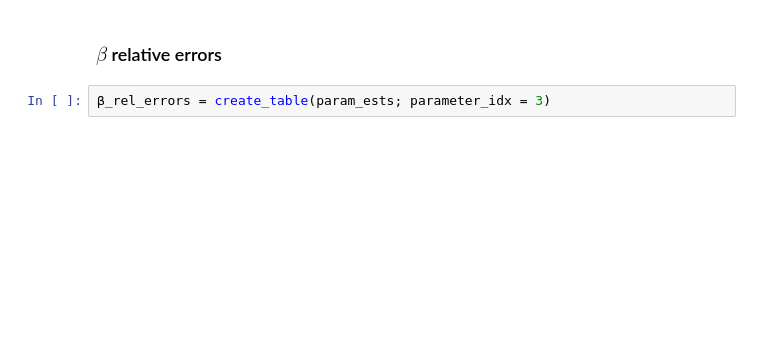
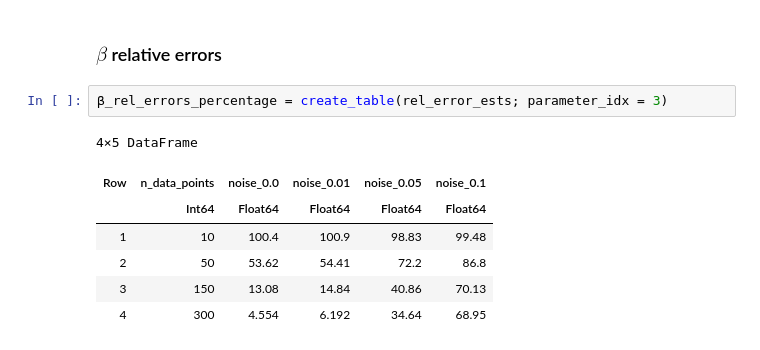
Before and after one commit to MEGAjosni/Physics-Informed-Regression, a Jupyter notebook: scripts/Lorenz_attractor.ipynb, the cells around one changed output. Cells and saved outputs as stored; diff of their text form; blank space fills up the shorter version.

```diff
--- a/scripts/Lorenz_attractor.ipynb
+++ b/scripts/Lorenz_attractor.ipynb
@@ -192,4 +265,12 @@ using DataFrames
 # %% [markdown]
 ### $\beta$ relative errors
 # %%
-β_rel_errors = create_table(param_ests; parameter_idx = 3)
+β_rel_errors_percentage = create_table(rel_error_ests; parameter_idx = 3)
+# %% [output]
+4×5 DataFrame
+| Row | n_data_points | noise_0.0 | noise_0.01 | noise_0.05 | noise_0.1 |
+|  | Int64 | Float64 | Float64 | Float64 | Float64 |
+| 1 | 10 | 100.4 | 100.9 | 98.83 | 99.48 |
+| 2 | 50 | 53.62 | 54.41 | 72.2 | 86.8 |
+| 3 | 150 | 13.08 | 14.84 | 40.86 | 70.13 |
+| 4 | 300 | 4.554 | 6.192 | 34.64 | 68.95 |
```
Also changed, not shown: parts of 13 cells of this notebook, 3 other files.
